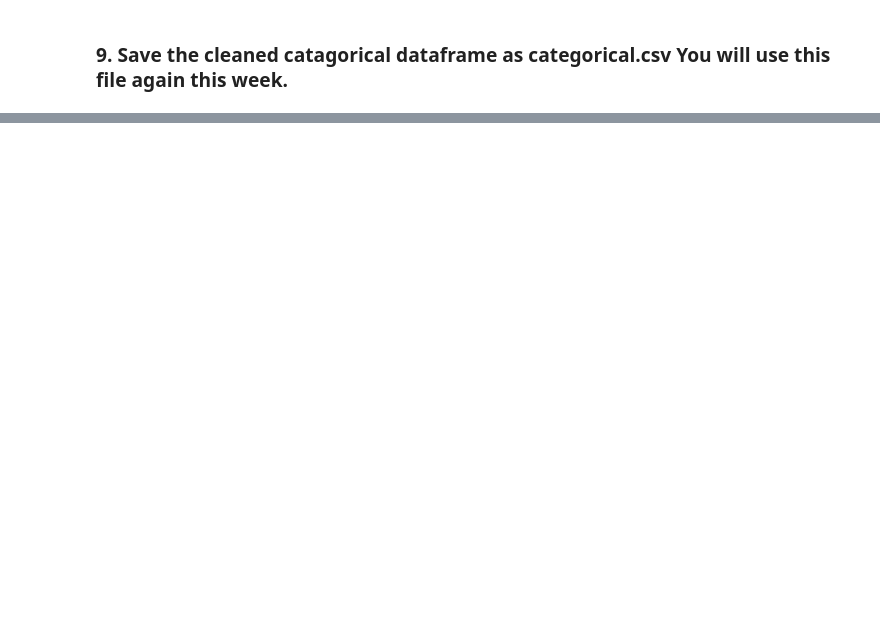
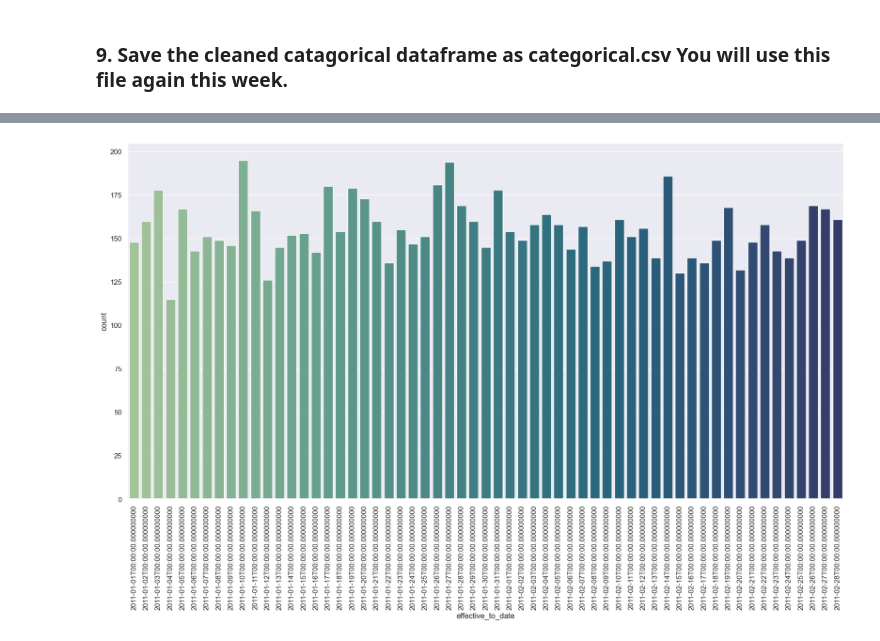
Before and after one commit to domenicsawatzki/IH_lab_16_cleaning-numerical-data, a Jupyter notebook: main.ipynb, the cells around one changed output, grey strips where cells are left out. Saved outputs shown, nothing was run; the diff lists cells and outputs as text; code cells hidden in the pictures; blank space fills up the shorter version.

```diff
--- a/main.ipynb
+++ b/main.ipynb
@@ -495,0 +540,7 @@ categorical_df.to_csv('data/export/categorical.csv', index = False)
+# %%
+print(customer_df['effective_to_date'].value_counts())
+
+
+date_df = customer_df.copy()
+
+date_df = date_df.sort_values(by=['effective_to_date'])
@@ -495,0 +565,7 @@ categorical_df.to_csv('data/export/categorical.csv', index = False)
+# %%
+plt.figure(figsize = (20,10))
+sns.countplot(data=date_df, x=date_df['effective_to_date'], palette = "crest")
+plt.xticks(rotation=90)
+plt.show()
+# %% [output]
+[figure, added]
```
Also changed, not shown: parts of 10 cells of this notebook, 1 other file.
